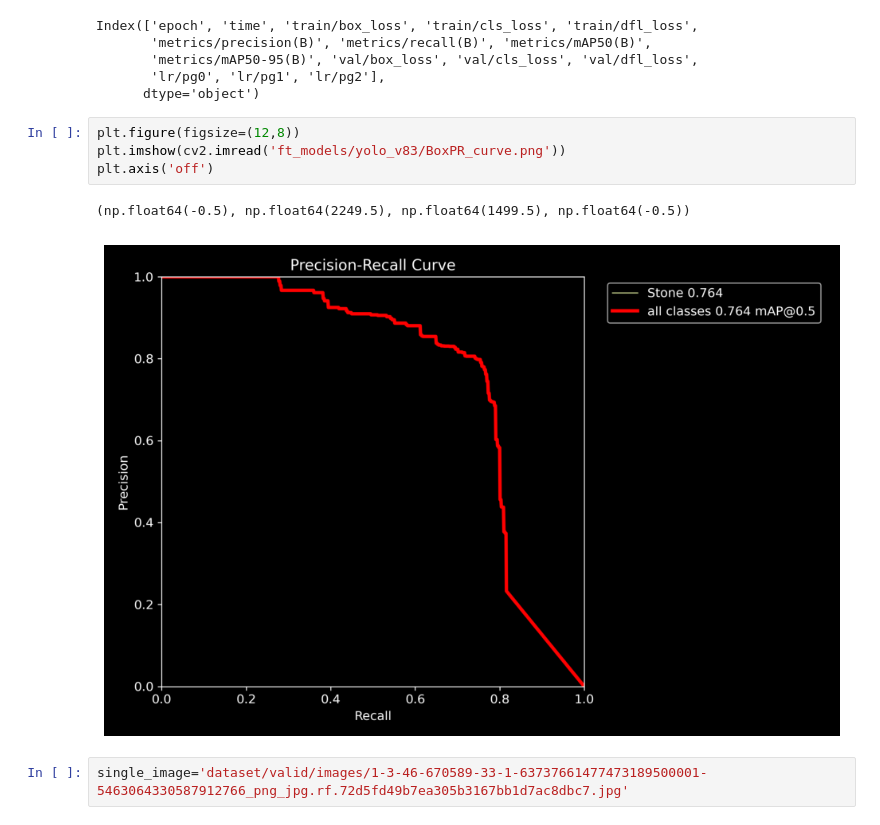
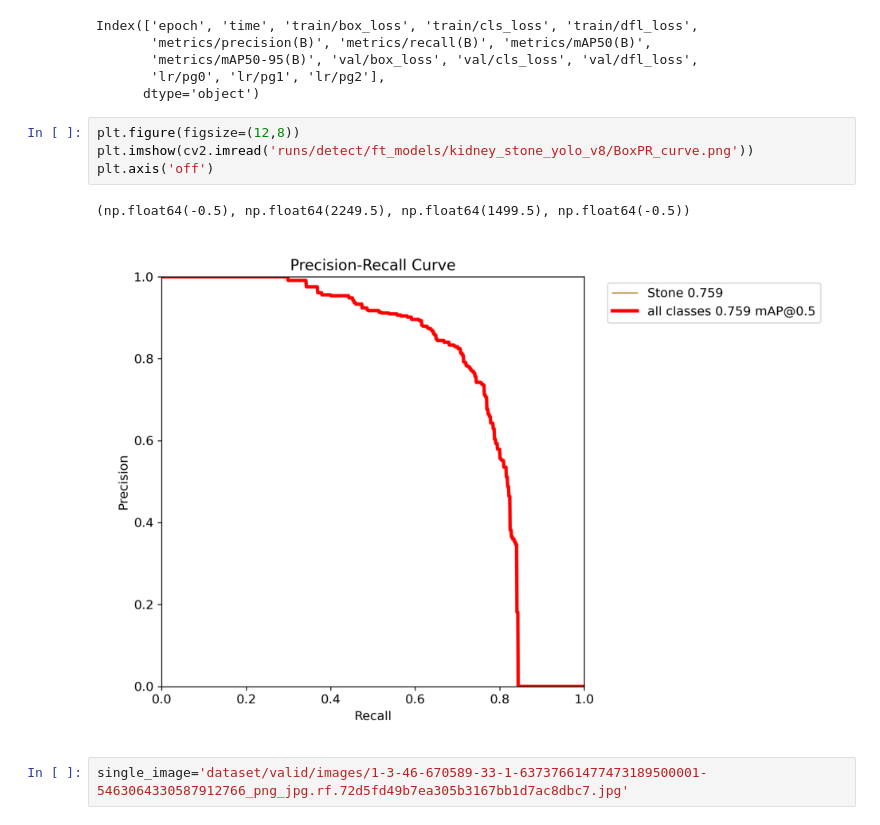
Before and after one commit to degeaja/tao-healthcare-showcase, a Jupyter notebook: kidney_stone/kidney-stone-yolo-v8.ipynb, the cells around one changed output. Drawn from its saved outputs; the diff is of its cells as text.

Commit message:
Updated projects: health_risk_stratification, laboratory_diagnostic_prediction, kidney_stone_yolov8, day5_gardner. include some dataset if <100mb

```diff
--- a/kidney_stone/kidney-stone-yolo-v8.ipynb
+++ b/kidney_stone/kidney-stone-yolo-v8.ipynb
@@ -293,11 +292,11 @@ Index(['epoch', 'time', 'train/box_loss', 'train/cls_loss', 'train/dfl_loss',
       dtype='object')
 # %%
 plt.figure(figsize=(12,8))
-plt.imshow(cv2.imread('ft_models/yolo_v83/BoxPR_curve.png'))
+plt.imshow(cv2.imread('runs/detect/ft_models/kidney_stone_yolo_v8/BoxPR_curve.png'))
 plt.axis('off')
 # %% [output]
 (np.float64(-0.5), np.float64(2249.5), np.float64(1499.5), np.float64(-0.5))
-[figure, old version]
+[figure, new version]
 # %%
 single_image='dataset/valid/images/1-3-46-670589-33-1-63737661477473189500001-5463064330587912766_png_jpg.rf.72d5fd49b7ea305b3167bb1d7ac8dbc7.jpg'
 # %%
```
Also changed, not shown: parts of 17 cells of this notebook, 9 other files.
